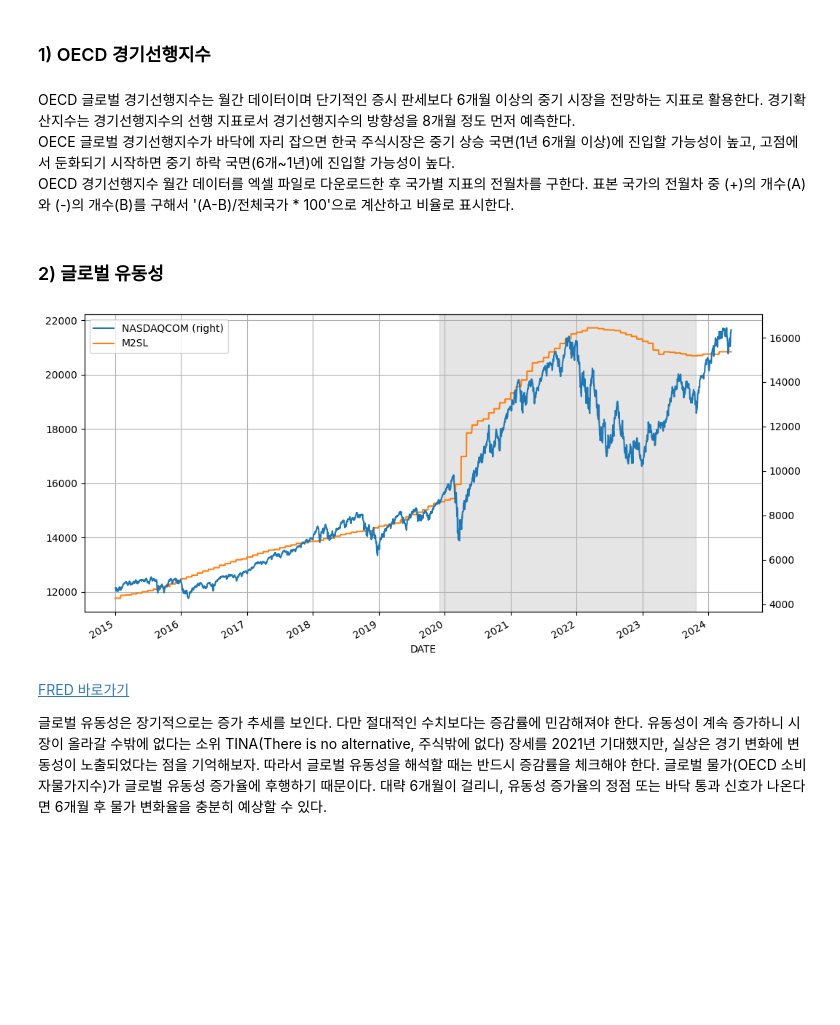
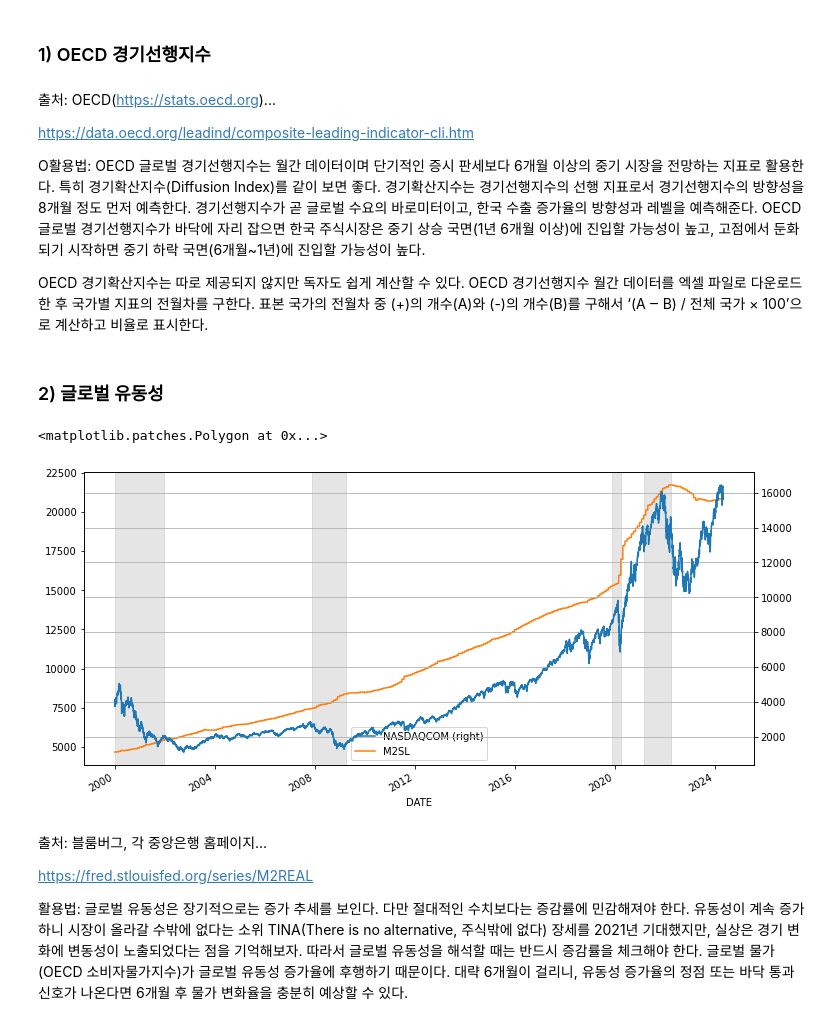
Before and after one commit to kusool72/python, a Jupyter notebook: 거시경제지표.ipynb, the cells around one changed output. Saved outputs shown, nothing was run; the diff lists cells and outputs as text; code cells hidden in the pictures; blank space fills up the shorter version.

```diff
--- a/거시경제지표.ipynb
+++ b/거시경제지표.ipynb
@@ -741,20 +870,30 @@ https://en.macromicro.me/charts/35559/china-credit-impulse-index
 # %%
 https://data.oecd.org/leadind/composite-leading-indicator-cli.htm
 # %% [markdown]
-OECD 글로벌 경기선행지수는 월간 데이터이며 단기적인 증시 판세보다 6개월 이상의 중기 시장을 전망하는 지표로 활용한다. 경기확산지수는 경기선행지수의 선행 지표로서 경기선행지수의 방향성을 8개월 정도 먼저 예측한다.
-OECE 글로벌 경기선행지수가 바닥에 자리 잡으면 한국 주식시장은 중기 상승 국면(1년 6개월 이상)에 진입할 가능성이 높고, 고점에서 둔화되기 시작하면 중기 하락 국면(6개\~1년)에 진입할 가능성이 높다.
-OECD 경기선행지수 월간 데이터를 엑셀 파일로 다운로드한 후 국가별 지표의 전월차를 구한다. 표본 국가의 전월차 중 (+)의 개수(A)와 (-)의 개수(B)를 구해서 '(A-B)/전체국가 * 100'으로 계산하고 비율로 표시한다.
+출처: OECD(https://stats.oecd.org)...
+
+https://data.oecd.org/leadind/composite-leading-indicator-cli.htm
+
+O활용법: OECD 글로벌 경기선행지수는 월간 데이터이며 단기적인 증시 판세보다 6개월 이상의 중기 시장을 전망하는 지표로 활용한다. 특히 경기확산지수(Diffusion Index)를 같이 보면 좋다. 경기확산지수는 경기선행지수의 선행 지표로서 경기선행지수의 방향성을 8개월 정도 먼저 예측한다. 경기선행지수가 곧 글로벌 수요의 바로미터이고, 한국 수출 증가율의 방향성과 레벨을 예측해준다. OECD 글로벌 경기선행지수가 바닥에 자리 잡으면 한국 주식시장은 중기 상승 국면(1년 6개월 이상)에 진입할 가능성이 높고, 고점에서 둔화되기 시작하면 중기 하락 국면(6개월~1년)에 진입할 가능성이 높다.
+
+OECD 경기확산지수는 따로 제공되지 않지만 독자도 쉽게 계산할 수 있다. OECD 경기선행지수 월간 데이터를 엑셀 파일로 다운로드한 후 국가별 지표의 전월차를 구한다. 표본 국가의 전월차 중 (+)의 개수(A)와 (-)의 개수(B)를 구해서 ‘(A ‒ B) / 전체 국가 × 100’으로 계산하고 비율로 표시한다.
 # %% [markdown]
 ### 2) 글로벌 유동성
 # %%
-df = fdr.DataReader('FRED:NASDAQCOM,M2SL','2015-01-01')
+df = fdr.DataReader('FRED:NASDAQCOM,M2SL','2000-01-01')
 ax = df.plot(secondary_y='NASDAQCOM')
-ax = ax.axvspan('2019-12-01','2023-10-25',color='gray',alpha=0.2)
+#ax = ax.axvspan('2019-12-01','2023-10-25',color='gray',alpha=0.2)
+
+ax.axvspan('2000-01-01', '2001-12-30', color='gray', alpha=0.2)
+ax.axvspan('2007-12-01', '2009-03-30', color='gray', alpha=0.2)
+ax.axvspan('2019-12-01', '2020-03-30', color='gray', alpha=0.2)
+ax.axvspan('2021-03-01', '2022-03-30', color='gray', alpha=0.2)
 # %% [output]
+<matplotlib.patches.Polygon at 0x...>
-[figure, old version]
+[figure, new version]
 # %% [markdown]
-[FRED 바로가기][URL]
+출처: 블룸버그, 각 중앙은행 홈페이지...
 
-[URL]: https://fred.stlouisfed.org/series/M2REAL
+https://fred.stlouisfed.org/series/M2REAL
 
-글로벌 유동성은 장기적으로는 증가 추세를 보인다. 다만 절대적인 수치보다는 증감률에 민감해져야 한다. 유동성이 계속 증가하니 시장이 올라갈 수밖에 없다는 소위 TINA(There is no alternative, 주식밖에 없다) 장세를 2021년 기대했지만, 실상은 경기 변화에 변동성이 노출되었다는 점을 기억해보자. 따라서 글로벌 유동성을 해석할 때는 반드시 증감률을 체크해야 한다. 글로벌 물가(OECD 소비자물가지수)가 글로벌 유동성 증가율에 후행하기 때문이다. 대략 6개월이 걸리니, 유동성 증가율의 정점 또는 바닥 통과 신호가 나온다면 6개월 후 물가 변화율을 충분히 예상할 수 있다.
+활용법: 글로벌 유동성은 장기적으로는 증가 추세를 보인다. 다만 절대적인 수치보다는 증감률에 민감해져야 한다. 유동성이 계속 증가하니 시장이 올라갈 수밖에 없다는 소위 TINA(There is no alternative, 주식밖에 없다) 장세를 2021년 기대했지만, 실상은 경기 변화에 변동성이 노출되었다는 점을 기억해보자. 따라서 글로벌 유동성을 해석할 때는 반드시 증감률을 체크해야 한다. 글로벌 물가(OECD 소비자물가지수)가 글로벌 유동성 증가율에 후행하기 때문이다. 대략 6개월이 걸리니, 유동성 증가율의 정점 또는 바닥 통과 신호가 나온다면 6개월 후 물가 변화율을 충분히 예상할 수 있다.
```
Also changed, not shown: parts of 25 cells of this notebook.
